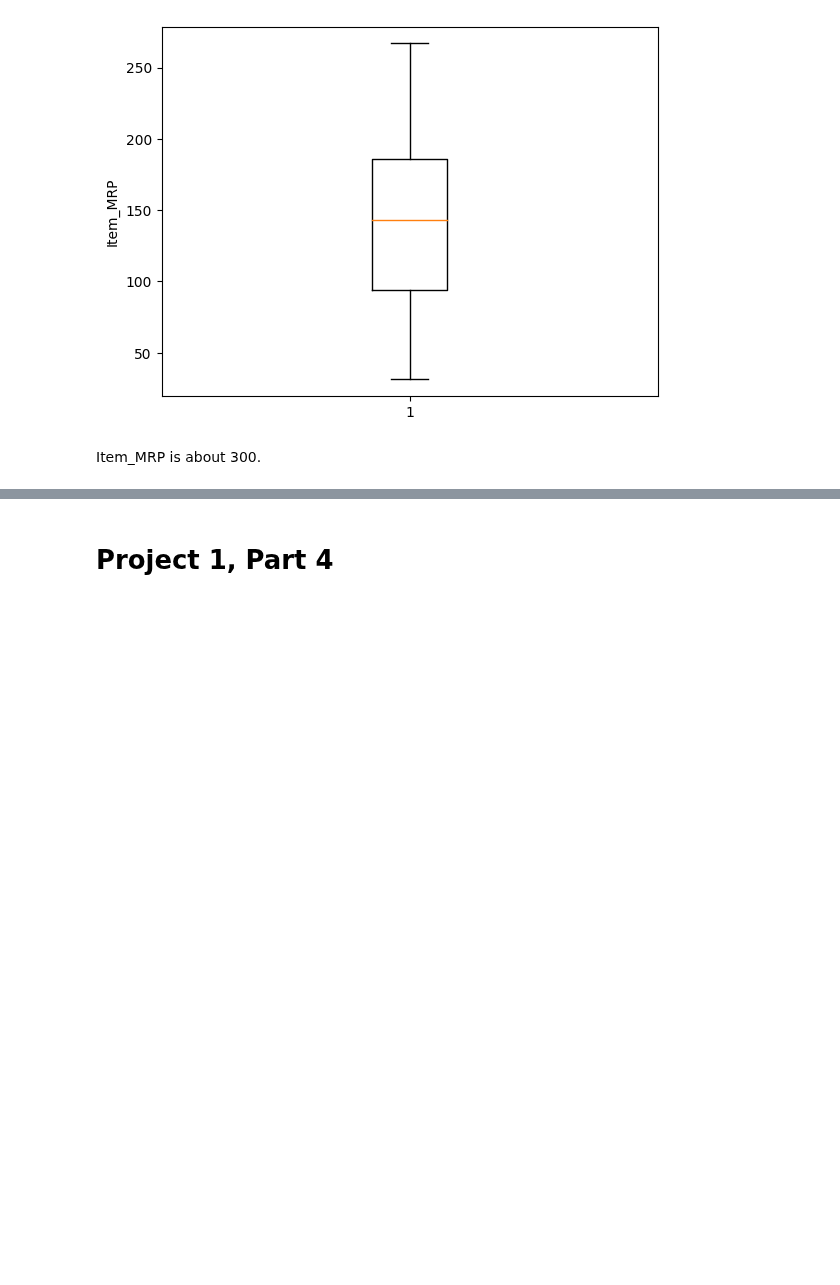
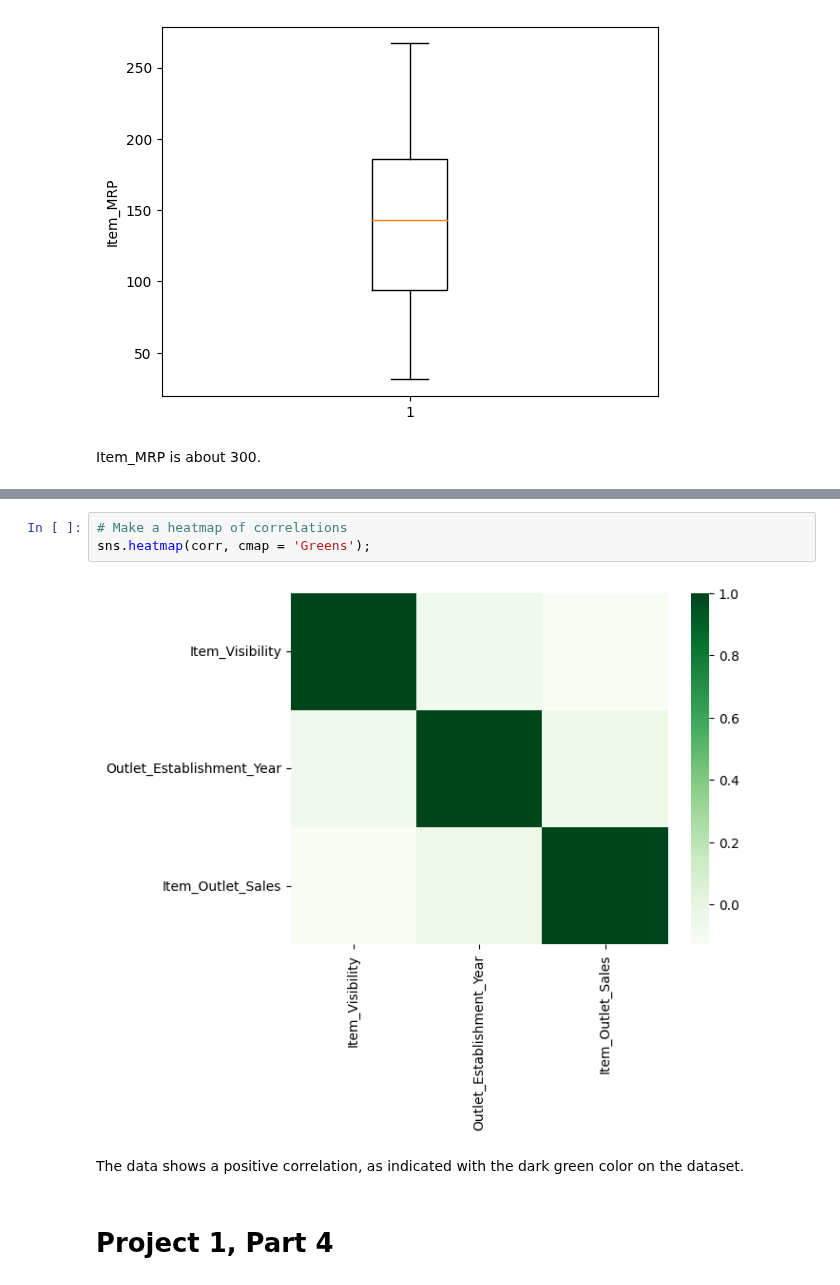
Before and after one commit to ddy623/Prediction-of-Product-Sales, a Jupyter notebook: Copy_of_Prediction_of_Product_Sales.ipynb, the cells around one changed output, grey strips where cells are left out. Saved outputs shown, nothing was run; the diff lists cells and outputs as text; blank space fills up the shorter version.

```diff
--- a/Copy_of_Prediction_of_Product_Sales.ipynb
+++ b/Copy_of_Prediction_of_Product_Sales.ipynb
@@ -401,3 +416,10 @@ Item_MRP is about 300.
+# %%
+# Make a heatmap of correlations
+sns.heatmap(corr, cmap = 'Greens');
+# %% [output]
+[figure, added]
+# %% [markdown]
+The data shows a positive correlation, as indicated with the dark green color on the dataset.
 # %% [markdown]
 # **Project 1,  Part 4**
 # %% [markdown]
```
Also changed, not shown: parts of 7 cells of this notebook.
